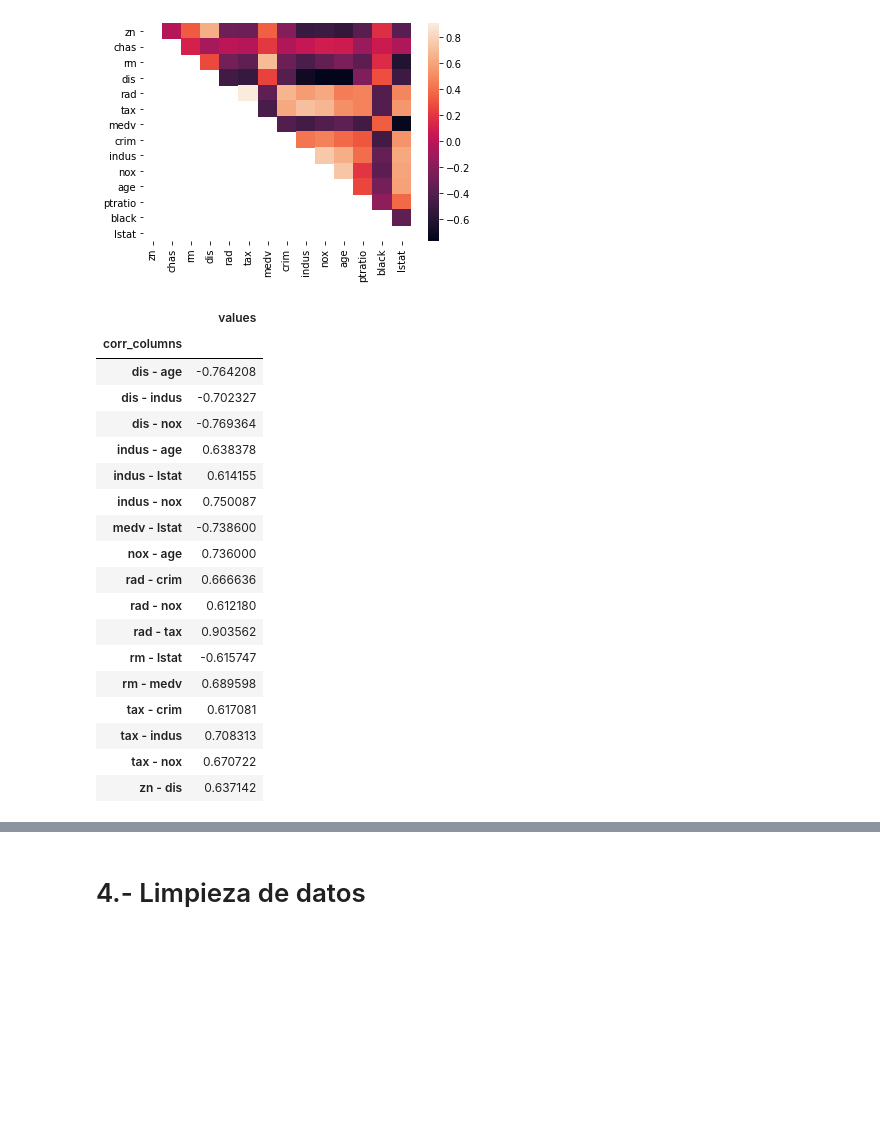
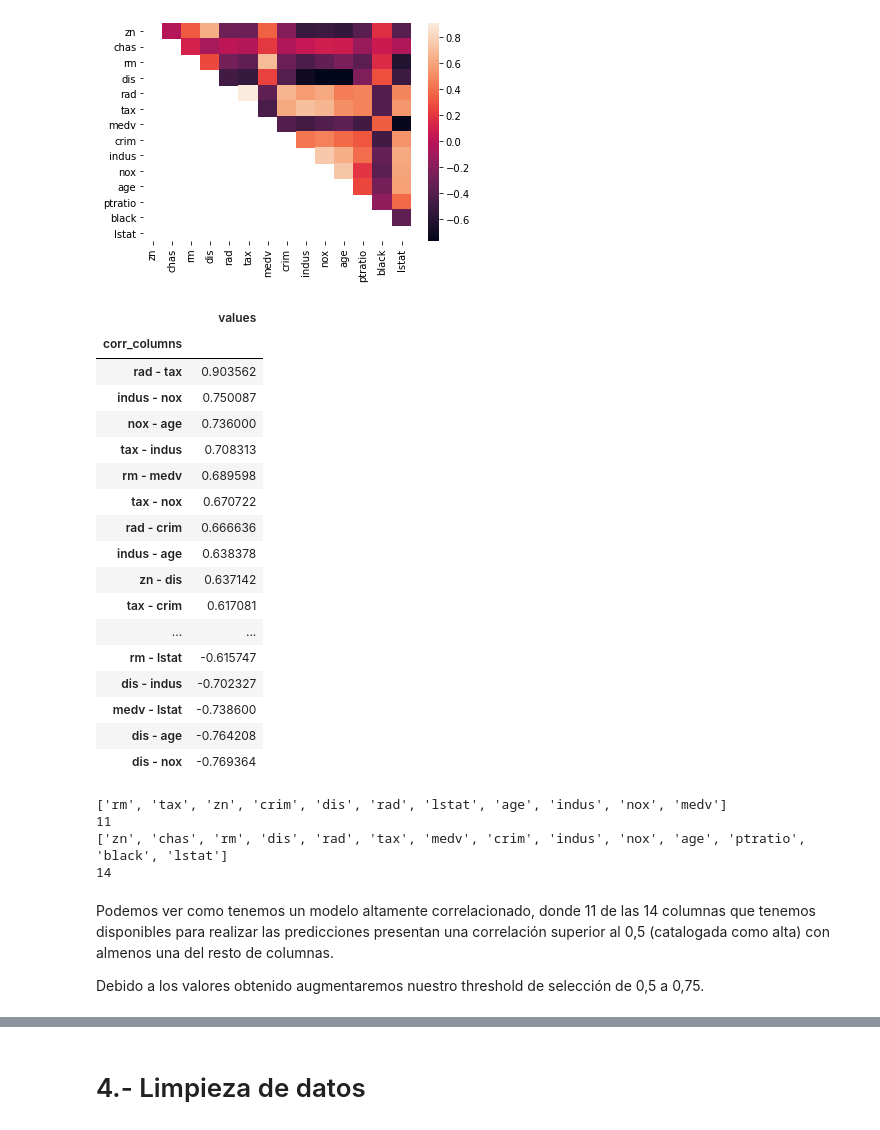
Before and after one commit to Maartin73/Data-Science-Advanced-Analytics, a Jupyter notebook: MartinR_CarranzaJ_Ejercicio_4.4.ipynb, the cells around one changed output, grey strips where cells are left out. Saved outputs shown, nothing was run; the diff lists cells and outputs as text; code cells hidden in the pictures; blank space fills up the shorter version.

```diff
--- a/MartinR_CarranzaJ_Ejercicio_4.4.ipynb
+++ b/MartinR_CarranzaJ_Ejercicio_4.4.ipynb
@@ -21,5 +56,5 @@ from sklearn import metrics
 # %%
-PATH_NAME = '../Data/'
+PATH_NAME = './data/'
 FILE_NAME1 = 'train_1.csv'
 FILE_NAME2 = 'train_2.csv'
 FILE_NAME3 = 'predict_1.csv'
@@ -219,0 +309,3 @@ Existencia de duplicados
+# %%
+train = train.drop(columns=['ID'])
+train.head()
@@ -220,6 +321,5 @@ Existencia de duplicados
 # %%
-analisis_df=train.drop(columns='ID')
-correlation_matrix = analisis_df.corr().where(~np.tril(np.ones(analisis_df.corr().shape)).astype(np.bool))
+correlation_matrix = train.corr().where(~np.tril(np.ones(train.corr().shape)).astype(np.bool))
 correlation_matrix
 sns.heatmap(correlation_matrix)
 plt.show()
@@ -228,31 +328,55 @@ plt.show()
 # %%
 correlation_table = correlation_matrix.stack().to_frame().reset_index()
 correlation_table['corr_columns'] = correlation_table['level_0'] + ' - ' + correlation_table['level_1']
 correlation_table = correlation_table.drop(columns=['level_0', 'level_1'])
 correlation_table['values'] = correlation_table[0]
 correlation_table = correlation_table[['corr_columns', 'values']]
-deltacorr = 0.6
+deltacorr = 0.5
 filter_1 = correlation_table['values'] > deltacorr
 filter_2 = correlation_table['values'] < -deltacorr
 
-correlation_table.where(filter_1 | filter_2).groupby('corr_columns').sum()
+correlation_table_1 = correlation_table.where(filter_1 | filter_2).groupby('corr_columns').sum().sort_values(by='values', ascending=False)
+correlation_table_1
 # %% [output]
 |  | values |
 | corr_columns |  |
+| rad - tax | 0.903562 |
+| indus - nox | 0.750087 |
+| nox - age | 0.736000 |
+| tax - indus | 0.708313 |
+| rm - medv | 0.689598 |
+| tax - nox | 0.670722 |
+| rad - crim | 0.666636 |
+| indus - age | 0.638378 |
+| zn - dis | 0.637142 |
+| tax - crim | 0.617081 |
+| ... | ... |
+| rm - lstat | -0.615747 |
+| dis - indus | -0.702327 |
+| medv - lstat | -0.738600 |
 | dis - age | -0.764208 |
-| dis - indus | -0.702327 |
 | dis - nox | -0.769364 |
-| indus - age | 0.638378 |
-| indus - lstat | 0.614155 |
-| indus - nox | 0.750087 |
-| medv - lstat | -0.738600 |
-| nox - age | 0.736000 |
-| rad - crim | 0.666636 |
-| rad - nox | 0.612180 |
-| rad - tax | 0.903562 |
-| rm - lstat | -0.615747 |
-| rm - medv | 0.689598 |
-| tax - crim | 0.617081 |
-| tax - indus | 0.708313 |
-| tax - nox | 0.670722 |
-| zn - dis | 0.637142 |
+# %%
+correlation_table_cols = correlation_table_1.index.str.split(expand=True).to_frame().reset_index(drop=True)[[0,2]]
+
+col1 = set(correlation_table_cols[0])
+col2 = set(correlation_table_cols[2])
+col1 |= col2
+
+correlated_cols = list(col1)
+train_cols = list(train.columns)
+
+print(correlated_cols)
+print(len(correlated_cols))
+
+print(train_cols)
+print(len(train_cols))
+# %% [output]
+['rm', 'tax', 'zn', 'crim', 'dis', 'rad', 'lstat', 'age', 'indus', 'nox', 'medv']
+11
+['zn', 'chas', 'rm', 'dis', 'rad', 'tax', 'medv', 'crim', 'indus', 'nox', 'age', 'ptratio', 'black', 'lstat']
+14
+# %% [markdown]
+Podemos ver como tenemos un modelo altamente correlacionado, donde 11 de las 14 columnas que tenemos disponibles para realizar las predicciones presentan una correlación superior al 0,5 (catalogada como alta) con almenos una del resto de columnas.
+
+Debido a los valores obtenido augmentaremos nuestro threshold de selección de 0,5 a 0,75.
```
Also changed, not shown: parts of 48 cells of this notebook.
